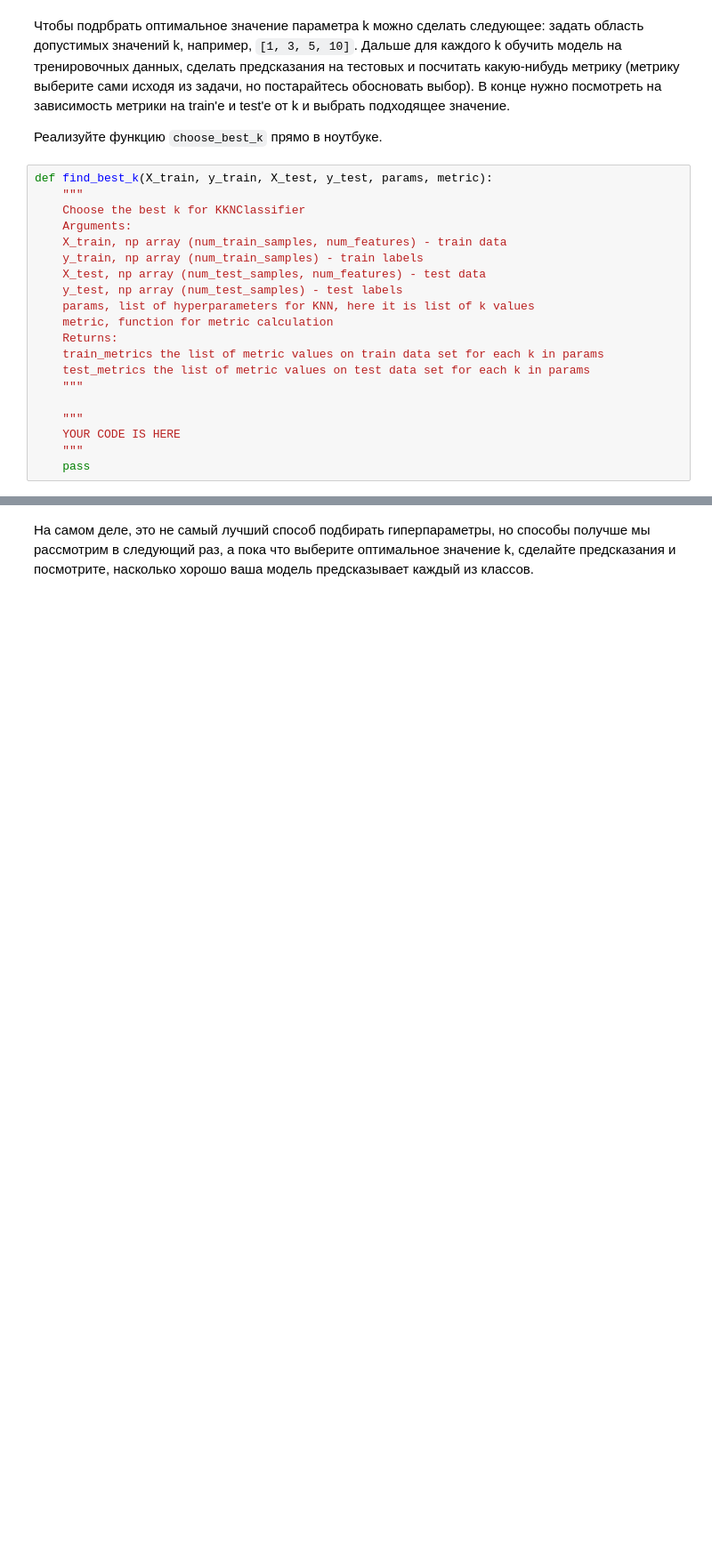
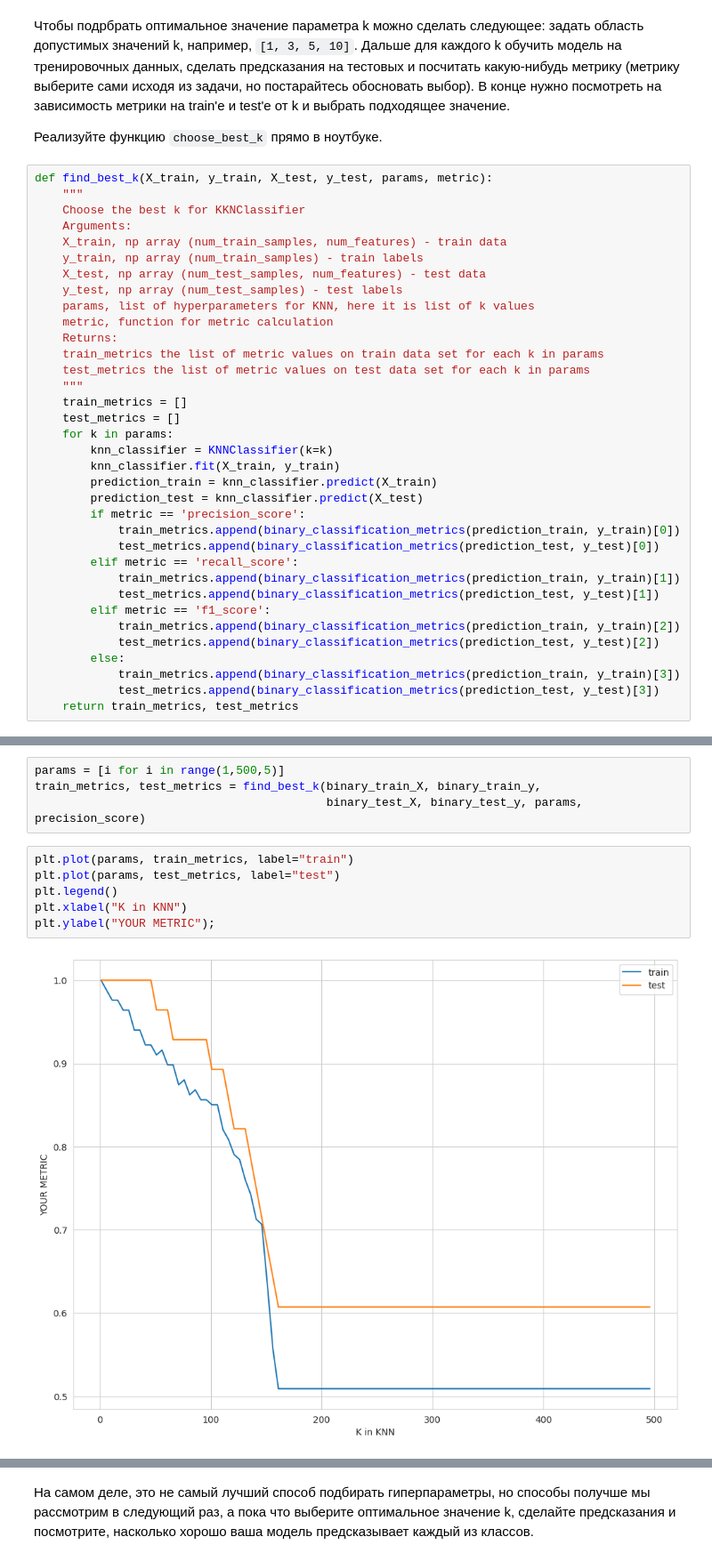
Before and after one commit to grishchenkoira/BI-ml-2024-homeworks, a Jupyter notebook: HW1/KNN.ipynb, the cells around one changed output, grey strips where cells are left out. Shown: that part at 89% size. Saved outputs shown, nothing was run; the diff lists cells and outputs as text; blank space fills up the shorter version.

```diff
--- a/HW1/KNN.ipynb
+++ b/HW1/KNN.ipynb
@@ -236,9 +255,24 @@ def find_best_k(X_train, y_train, X_test, y_test, params, metric):
     train_metrics the list of metric values on train data set for each k in params
     test_metrics the list of metric values on test data set for each k in params
     """
-
-    """
-    YOUR CODE IS HERE
-    """
-    pass
+    train_metrics = []
+    test_metrics = []
+    for k in params:
+        knn_classifier = KNNClassifier(k=k)
+        knn_classifier.fit(X_train, y_train)
+        prediction_train = knn_classifier.predict(X_train)
+        prediction_test = knn_classifier.predict(X_test)
+        if metric == 'precision_score':
+            train_metrics.append(binary_classification_metrics(prediction_train, y_train)[0])
+            test_metrics.append(binary_classification_metrics(prediction_test, y_test)[0])
+        elif metric == 'recall_score':
+            train_metrics.append(binary_classification_metrics(prediction_train, y_train)[1])
+            test_metrics.append(binary_classification_metrics(prediction_test, y_test)[1])
+        elif metric == 'f1_score':
+            train_metrics.append(binary_classification_metrics(prediction_train, y_train)[2])
+            test_metrics.append(binary_classification_metrics(prediction_test, y_test)[2])
+        else:
+            train_metrics.append(binary_classification_metrics(prediction_train, y_train)[3])
+            test_metrics.append(binary_classification_metrics(prediction_test, y_test)[3])
+    return train_metrics, test_metrics
 # %%
@@ -252,0 +293,12 @@ plt.ylabel("YOUR METRIC");
+# %%
+params = [i for i in range(1,500,5)]
+train_metrics, test_metrics = find_best_k(binary_train_X, binary_train_y,
+                                          binary_test_X, binary_test_y, params, precision_score)
+# %%
+plt.plot(params, train_metrics, label="train")
+plt.plot(params, test_metrics, label="test")
+plt.legend()
+plt.xlabel("K in KNN")
+plt.ylabel("YOUR METRIC");
+# %% [output]
+[figure, added]
```
Also changed, not shown: parts of 30 cells of this notebook.
